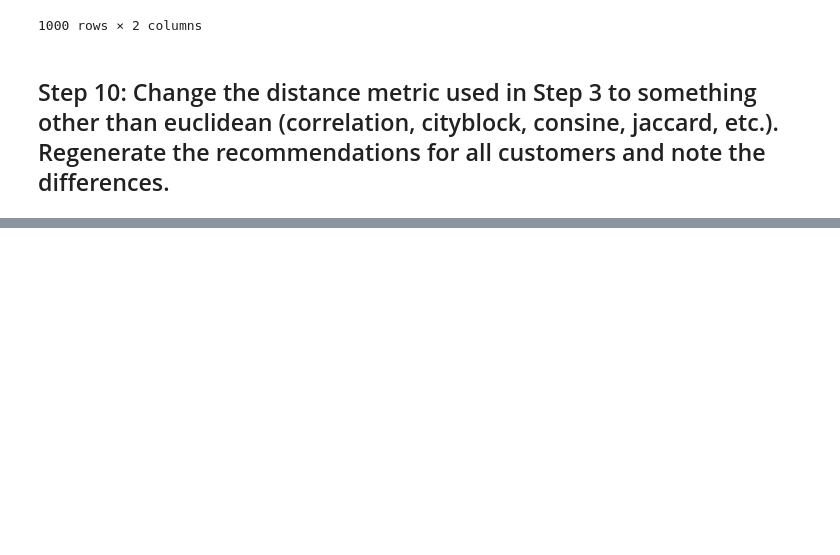
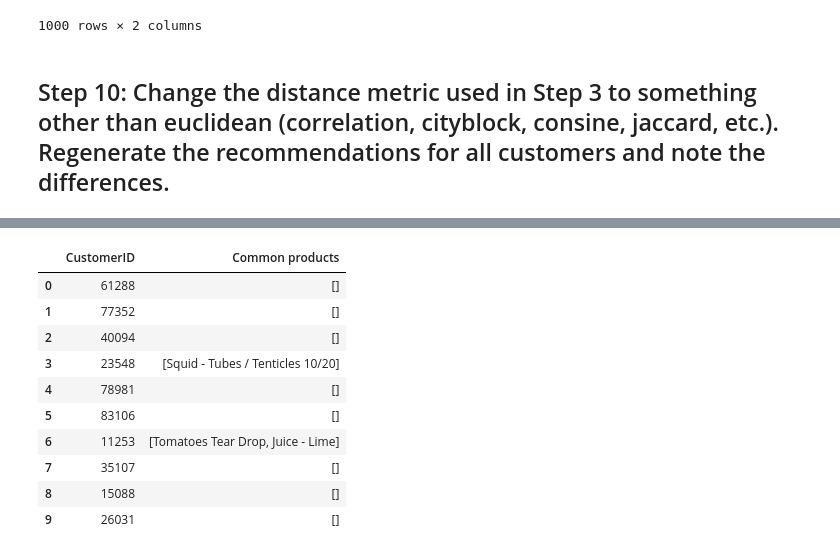
Before and after one commit to ivanrepi/dataptmad1121_labs, a Jupyter notebook: extra-work/m2/lab-intro-recommender-systems/your-code/main.ipynb, the cells around one changed output, grey strips where cells are left out. Saved outputs shown, nothing was run; the diff lists cells and outputs as text; code cells hidden in the pictures; blank space fills up the shorter version.

```diff
--- a/extra-work/m2/lab-intro-recommender-systems/your-code/main.ipynb
+++ b/extra-work/m2/lab-intro-recommender-systems/your-code/main.ipynb
@@ -235,0 +297,22 @@ df
+# %%
+#Let's check what common products both metrics have.
+common_products=[]
+i=0
+for i in range (len(customer_sim)):
+    common_products.append(list(set(df_euclidean['Recommended Products'][i]).intersection(set(df_cityblock['Recommended Products'][i]))))
+    i+=1
+
+metric_common_products=pd.DataFrame(zip(df_euclidean['CustomerID'], common_products),columns=['CustomerID','Common products'])
+metric_common_products.head(10)
+# %% [output]
+|  | CustomerID | Common products |
+| 0 | 61288 | [] |
+| 1 | 77352 | [] |
+| 2 | 40094 | [] |
+| 3 | 23548 | [Squid - Tubes / Tenticles 10/20] |
+| 4 | 78981 | [] |
+| 5 | 83106 | [] |
+| 6 | 11253 | [Tomatoes Tear Drop, Juice - Lime] |
+| 7 | 35107 | [] |
+| 8 | 15088 | [] |
+| 9 | 26031 | [] |
```
Also changed, not shown: parts of 3 cells of this notebook.
